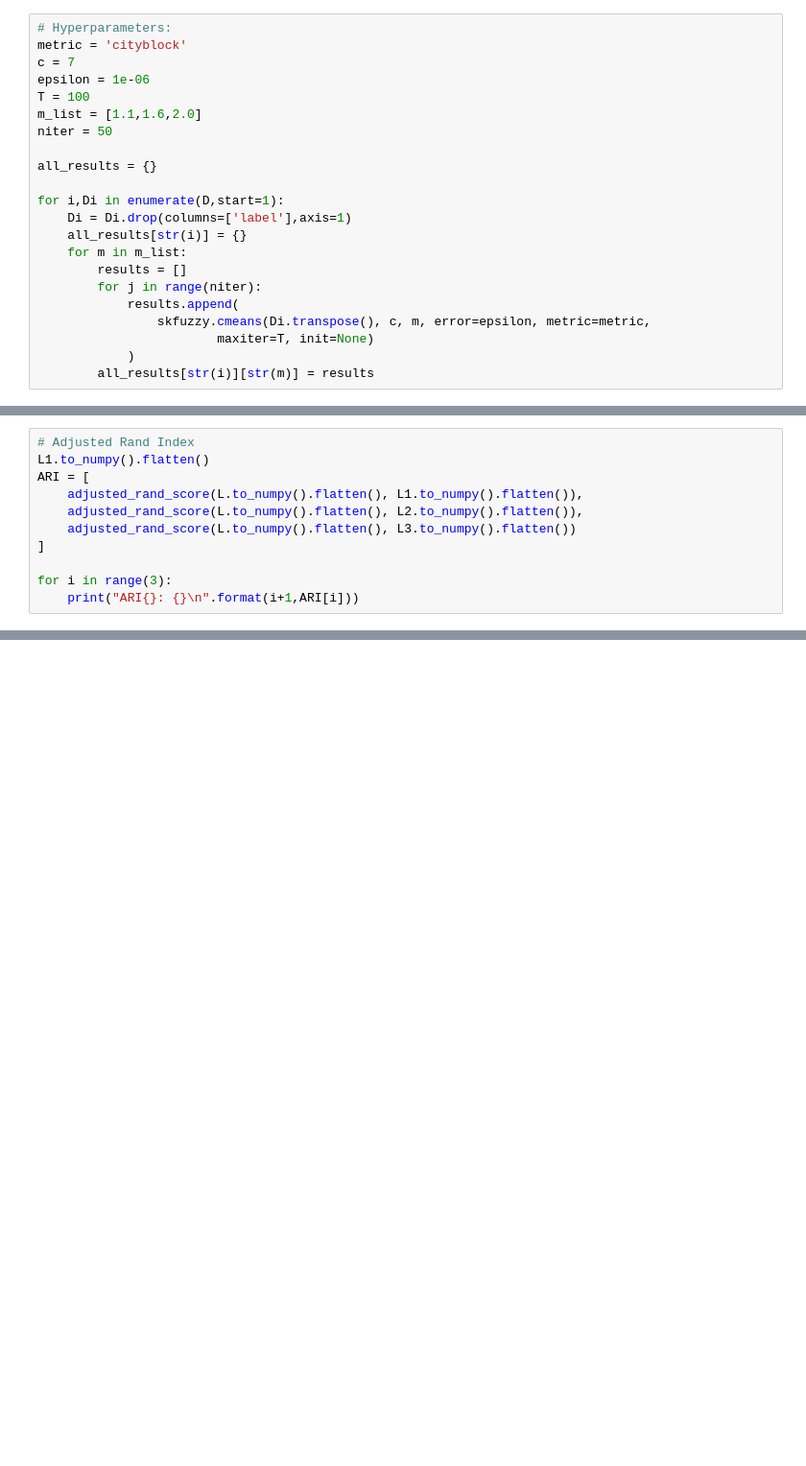
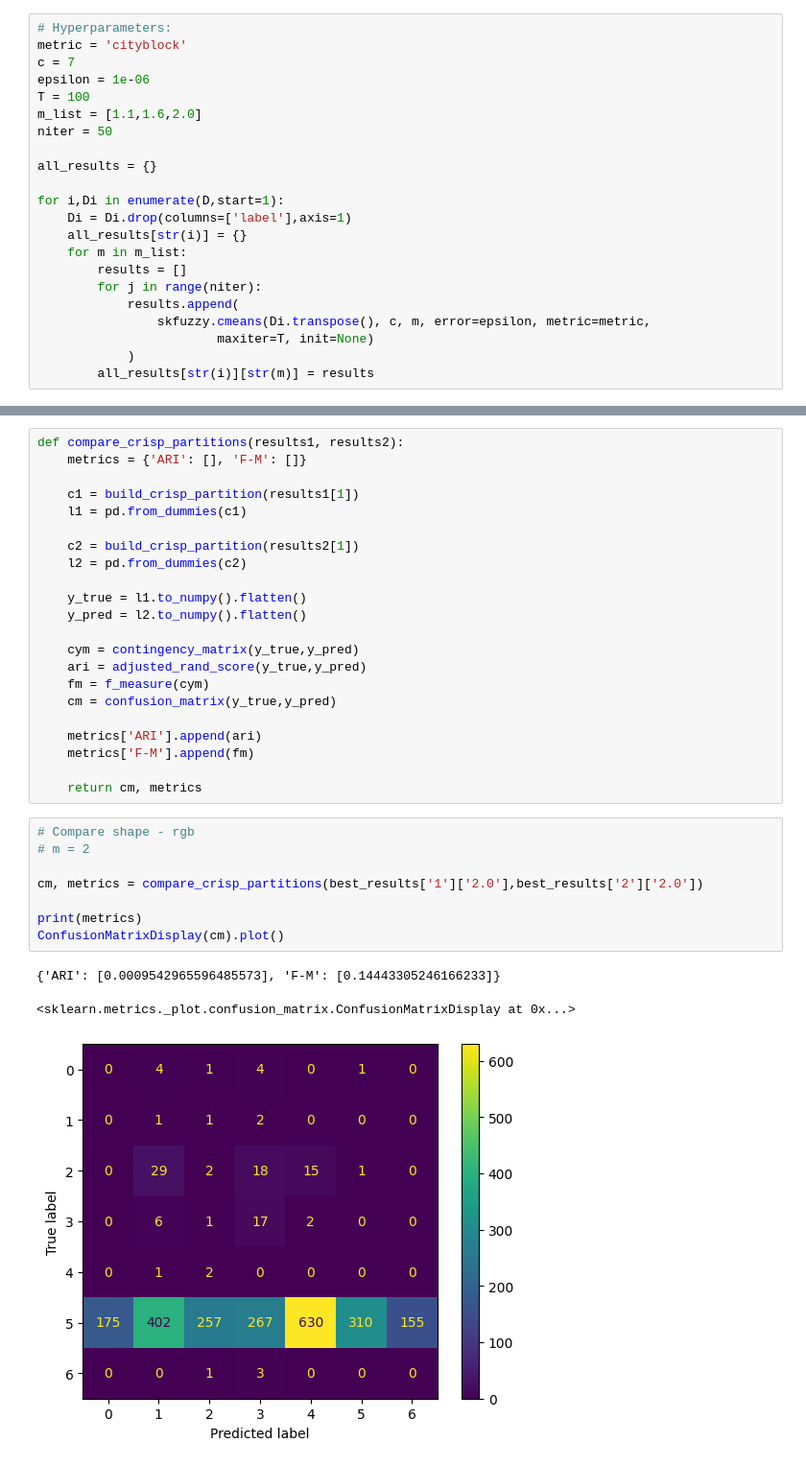
Before and after one commit to MatheusRDG/machine_learning_ufpe_2023, a Jupyter notebook: Q1.ipynb, the cells around one changed output, grey strips where cells are left out. Shown at 96% size. Saved outputs shown, nothing was run; the diff lists cells and outputs as text; blank space fills up the shorter version.

```diff
--- a/Q1.ipynb
+++ b/Q1.ipynb
@@ -139,11 +118,0 @@ L3 = pd.from_dummies(C3)
-# %%
-# Adjusted Rand Index
-L1.to_numpy().flatten()
-ARI = [
-    adjusted_rand_score(L.to_numpy().flatten(), L1.to_numpy().flatten()),
-    adjusted_rand_score(L.to_numpy().flatten(), L2.to_numpy().flatten()),
-    adjusted_rand_score(L.to_numpy().flatten(), L3.to_numpy().flatten())
-]
-
-for i in range(3):
-    print("ARI{}: {}\n".format(i+1,ARI[i]))
@@ -198,0 +186,34 @@ Dataset: 1
+# %%
+def compare_crisp_partitions(results1, results2):
+    metrics = {'ARI': [], 'F-M': []}
+
+    c1 = build_crisp_partition(results1[1])
+    l1 = pd.from_dummies(c1)
+
+    c2 = build_crisp_partition(results2[1])
+    l2 = pd.from_dummies(c2)
+
+    y_true = l1.to_numpy().flatten()
+    y_pred = l2.to_numpy().flatten()
+
+    cym = contingency_matrix(y_true,y_pred)
+    ari = adjusted_rand_score(y_true,y_pred)
+    fm = f_measure(cym)
+    cm = confusion_matrix(y_true,y_pred)
+
+    metrics['ARI'].append(ari)
+    metrics['F-M'].append(fm)
+
+    return cm, metrics
+# %%
+# Compare shape - rgb
+# m = 2
+
+cm, metrics = compare_crisp_partitions(best_results['1']['2.0'],best_results['2']['2.0'])
+
+print(metrics)
+ConfusionMatrixDisplay(cm).plot()
+# %% [output]
+{'ARI': [0.0009542965596485573], 'F-M': [0.14443305246166233]}
+<sklearn.metrics._plot.confusion_matrix.ConfusionMatrixDisplay at 0x...>
+[figure, added]
```
Also changed, not shown: parts of 15 cells of this notebook.
